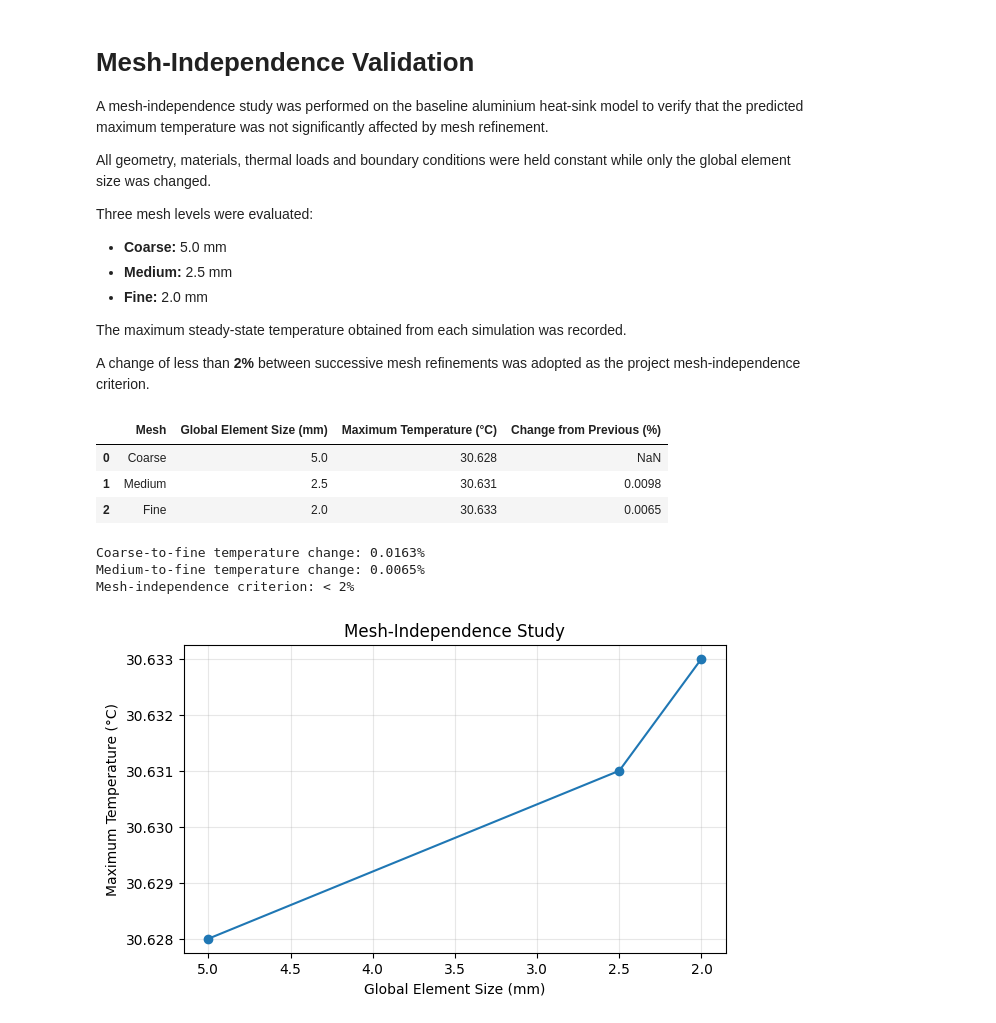
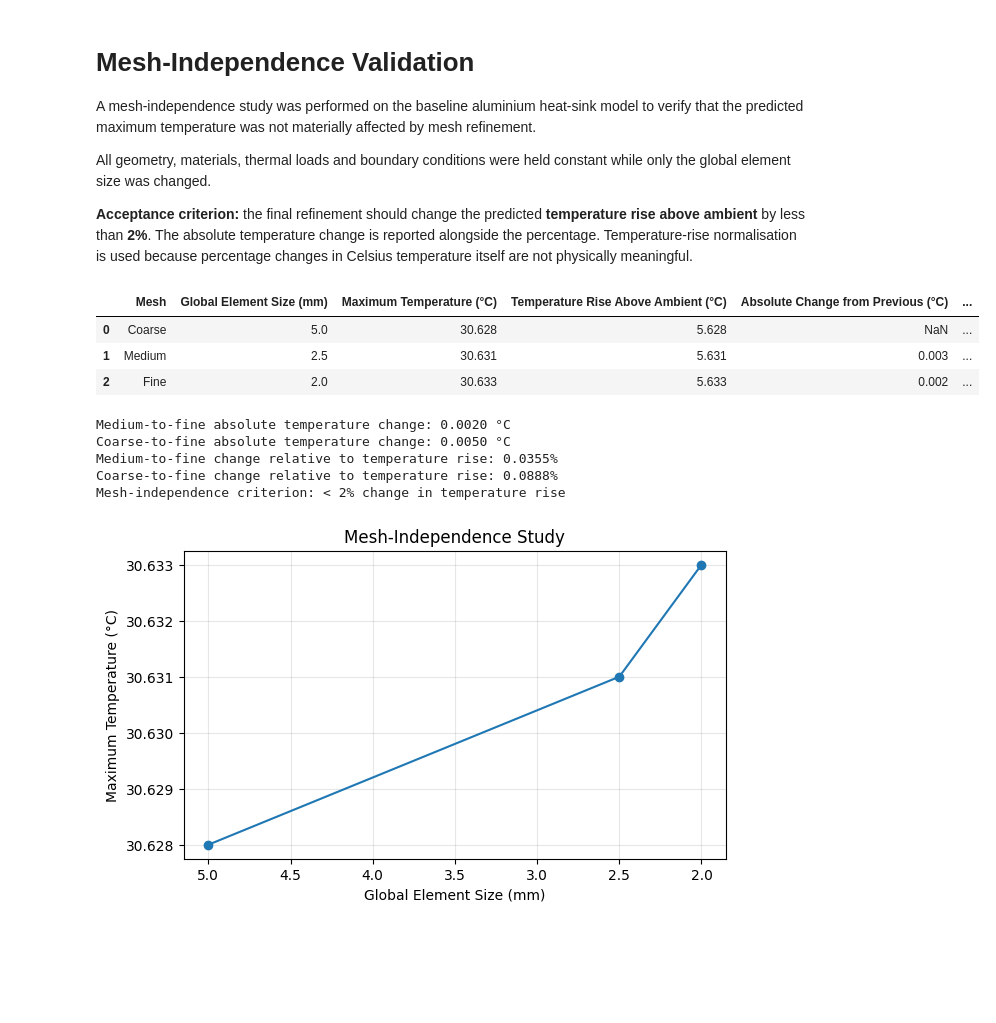
Before and after one commit to jaeheewritescode/mosfet-thermal-simulation, a Jupyter notebook: thermal-model/mesh_independence.ipynb, the cells around one changed output. Cells and saved outputs as stored; diff of their text form; code cells hidden in the pictures; blank space fills up the shorter version.

Commit message:
Finalise engineering validation and repository

```diff
--- a/thermal-model/mesh_independence.ipynb
+++ b/thermal-model/mesh_independence.ipynb
@@ -1,63 +1,66 @@
 # %% [markdown]
 # Mesh-Independence Validation
 
-A mesh-independence study was performed on the baseline aluminium heat-sink model to verify that the predicted maximum temperature was not significantly affected by mesh refinement.
+A mesh-independence study was performed on the baseline aluminium heat-sink model to verify that the predicted maximum temperature was not materially affected by mesh refinement.
 
 All geometry, materials, thermal loads and boundary conditions were held constant while only the global element size was changed.
 
-Three mesh levels were evaluated:
-
-- **Coarse:** 5.0 mm
-- **Medium:** 2.5 mm
-- **Fine:** 2.0 mm
-
-The maximum steady-state temperature obtained from each simulation was recorded.
-
-A change of less than **2%** between successive mesh refinements was adopted as the project mesh-independence criterion.
+**Acceptance criterion:** the final refinement should change the predicted **temperature rise above ambient** by less than **2%**. The absolute temperature change is reported alongside the percentage. Temperature-rise normalisation is used because percentage changes in Celsius temperature itself are not physically meaningful.
 # %%
 import pandas as pd
 import numpy as np
 import matplotlib.pyplot as plt
 
+ambient_temperature = 25.0  # °C
+
 mesh_results = pd.DataFrame({
     "Mesh": ["Coarse", "Medium", "Fine"],
     "Global Element Size (mm)": [5.0, 2.5, 2.0],
-    "Maximum Temperature (°C)": [30.628, 30.631, 30.633]
+    "Maximum Temperature (°C)": [30.628, 30.631, 30.633],
 })
 
-# Percentage change relative to the previous mesh
-mesh_results["Change from Previous (%)"] = (
-    mesh_results["Maximum Temperature (°C)"]
-    .pct_change()
-    .abs()
-    * 100
+mesh_results["Temperature Rise Above Ambient (°C)"] = (
+    mesh_results["Maximum Temperature (°C)"] - ambient_temperature
+)
+mesh_results["Absolute Change from Previous (°C)"] = (
+    mesh_results["Maximum Temperature (°C)"].diff().abs()
+)
+mesh_results["Change in Temperature Rise from Previous (%)"] = (
+    mesh_results["Temperature Rise Above Ambient (°C)"].pct_change().abs() * 100
 )
 
 mesh_results.round(4)
 # %% [output]
-|  | Mesh | Global Element Size (mm) | Maximum Temperature (°C) | Change from Previous (%) |
-| 0 | Coarse | 5.0 | 30.628 | NaN |
-| 1 | Medium | 2.5 | 30.631 | 0.0098 |
-| 2 | Fine | 2.0 | 30.633 | 0.0065 |
+|  | Mesh | Global Element Size (mm) | Maximum Temperature (°C) | Temperature Rise Above Ambient (°C) | Absolute Change from Previous (°C) | ... |
+| 0 | Coarse | 5.0 | 30.628 | 5.628 | NaN | ... |
+| 1 | Medium | 2.5 | 30.631 | 5.631 | 0.003 | ... |
+| 2 | Fine | 2.0 | 30.633 | 5.633 | 0.002 | ... |
 # %%
-coarse_to_fine_change = (
-    abs(
-        mesh_results.loc[2, "Maximum Temperature (°C)"]
-        - mesh_results.loc[0, "Maximum Temperature (°C)"]
-    )
-    / mesh_results.loc[0, "Maximum Temperature (°C)"]
-    * 100
-)
+coarse_temp = mesh_results["Maximum Temperature (°C)"].iloc[0]
+medium_temp = mesh_results["Maximum Temperature (°C)"].iloc[1]
+fine_temp = mesh_results["Maximum Temperature (°C)"].iloc[2]
 
-medium_to_fine_change = mesh_results.loc[2, "Change from Previous (%)"]
+coarse_rise = coarse_temp - ambient_temperature
+medium_rise = medium_temp - ambient_temperature
+fine_rise = fine_temp - ambient_temperature
 
-print(f"Coarse-to-fine temperature change: {coarse_to_fine_change:.4f}%")
-print(f"Medium-to-fine temperature change: {medium_to_fine_change:.4f}%")
-print("Mesh-independence criterion: < 2%")
+medium_to_fine_abs = abs(fine_temp - medium_temp)
+coarse_to_fine_abs = abs(fine_temp - coarse_temp)
+
+medium_to_fine_rise_pct = medium_to_fine_abs / medium_rise * 100
+coarse_to_fine_rise_pct = coarse_to_fine_abs / coarse_rise * 100
+
+print(f"Medium-to-fine absolute temperature change: {medium_to_fine_abs:.4f} °C")
+print(f"Coarse-to-fine absolute temperature change: {coarse_to_fine_abs:.4f} °C")
+print(f"Medium-to-fine change relative to temperature rise: {medium_to_fine_rise_pct:.4f}%")
+print(f"Coarse-to-fine change relative to temperature rise: {coarse_to_fine_rise_pct:.4f}%")
+print("Mesh-independence criterion: < 2% change in temperature rise")
 # %% [output]
-Coarse-to-fine temperature change: 0.0163%
-Medium-to-fine temperature change: 0.0065%
-Mesh-independence criterion: < 2%
+Medium-to-fine absolute temperature change: 0.0020 °C
+Coarse-to-fine absolute temperature change: 0.0050 °C
+Medium-to-fine change relative to temperature rise: 0.0355%
+Coarse-to-fine change relative to temperature rise: 0.0888%
+Mesh-independence criterion: < 2% change in temperature rise
 # %%
 plt.figure(figsize=(7, 4))
 
```
Also changed, not shown: parts of 1 cell of this notebook, 21 other files.
